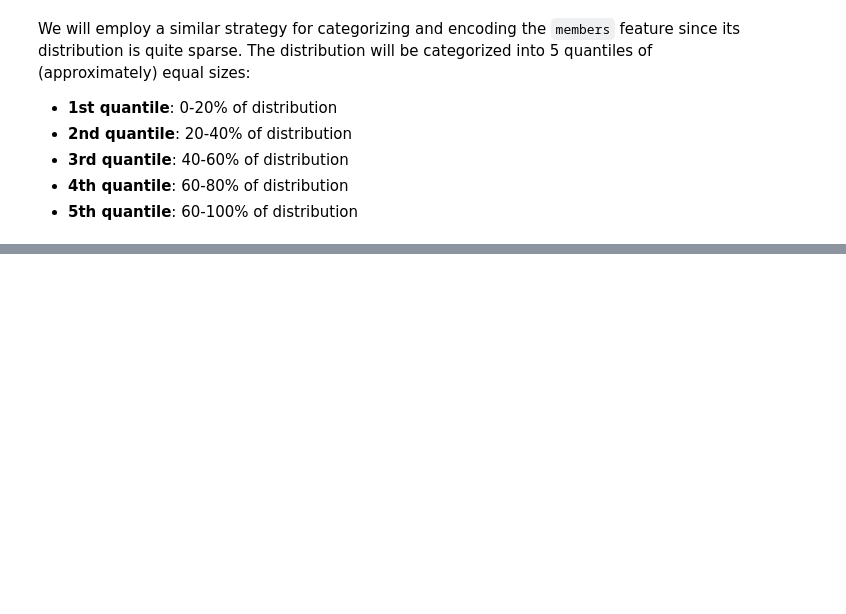
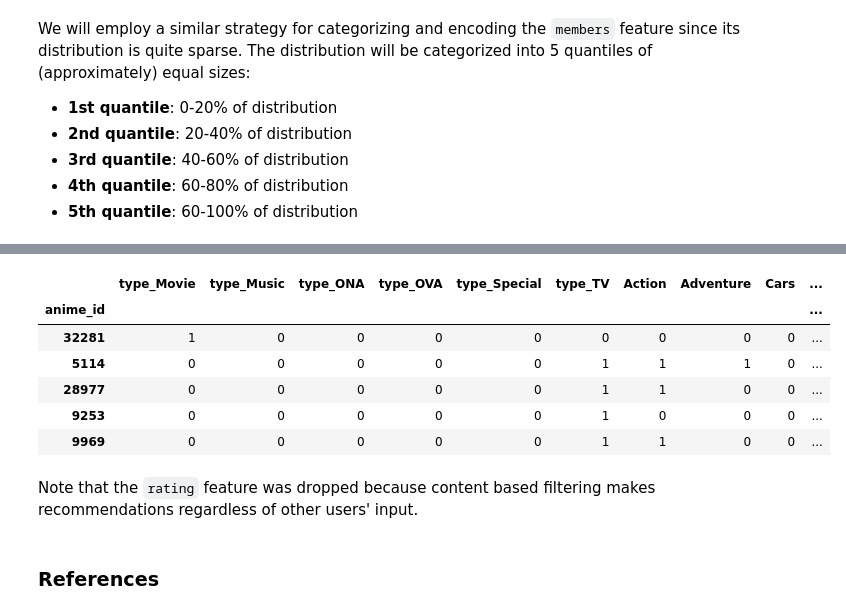
Before and after one commit to jason-cls/Anime-Recommender-System, a Jupyter notebook: Anime Recommendation System.ipynb, the cells around one changed output, grey strips where cells are left out. Cells and saved outputs as stored; diff of their text form; code cells hidden in the pictures; blank space fills up the shorter version.

```diff
--- a/Anime Recommendation System.ipynb
+++ b/Anime Recommendation System.ipynb
@@ -374,0 +489,15 @@ popular_rank = user_ratings['anime_id'].value_counts().index
+# %%
+# Retrieve item feature representations
+anime_features = anime_allfeatures.set_index('anime_id', verify_integrity=True)
+anime_features = anime_features.drop(columns=['name','genre','episodes','rating','members'])
+anime_features.head()
+# %% [output]
+|  | type_Movie | type_Music | type_ONA | type_OVA | type_Special | type_TV | Action | Adventure | Cars | ... |
+| anime_id |  |  |  |  |  |  |  |  |  | ... |
+| 32281 | 1 | 0 | 0 | 0 | 0 | 0 | 0 | 0 | 0 | ... |
+| 5114 | 0 | 0 | 0 | 0 | 0 | 1 | 1 | 1 | 0 | ... |
+| 28977 | 0 | 0 | 0 | 0 | 0 | 1 | 1 | 0 | 0 | ... |
+| 9253 | 0 | 0 | 0 | 0 | 0 | 1 | 0 | 0 | 0 | ... |
+| 9969 | 0 | 0 | 0 | 0 | 0 | 1 | 1 | 0 | 0 | ... |
+# %% [markdown]
+Note that the `rating` feature was dropped because content based filtering makes recommendations regardless of other users' input.
@@ -374,0 +506,2 @@ popular_rank = user_ratings['anime_id'].value_counts().index
+# %% [markdown]
+### References
```
Also changed, not shown: parts of 12 cells of this notebook.
